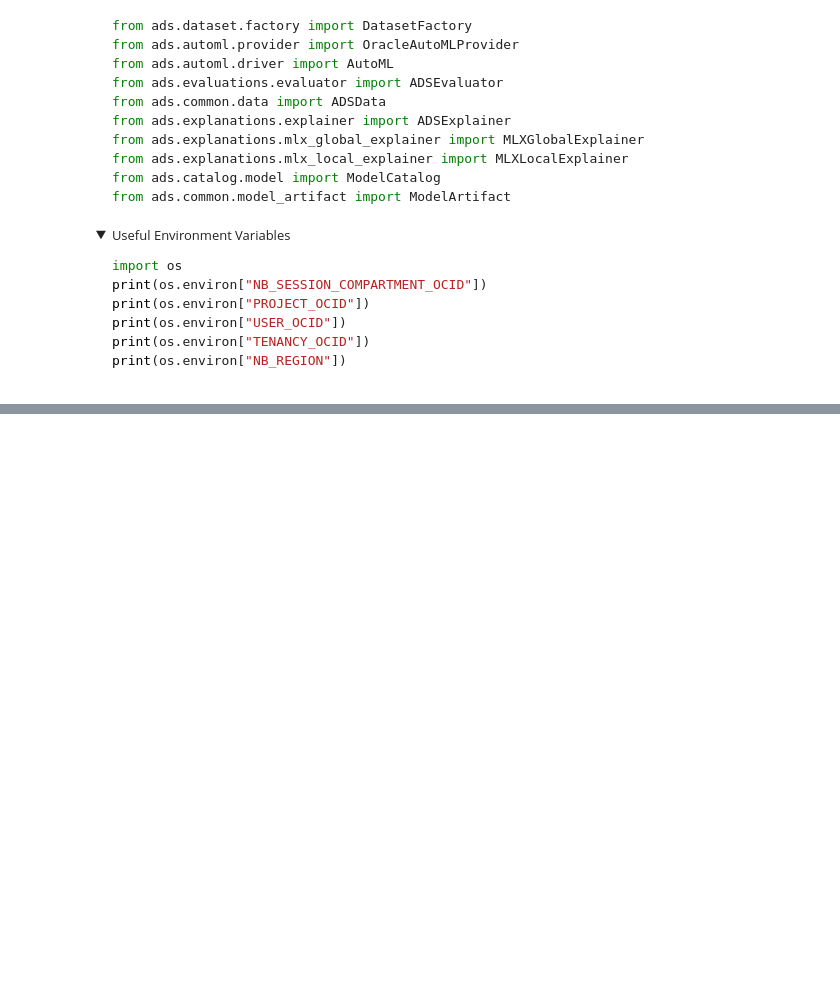
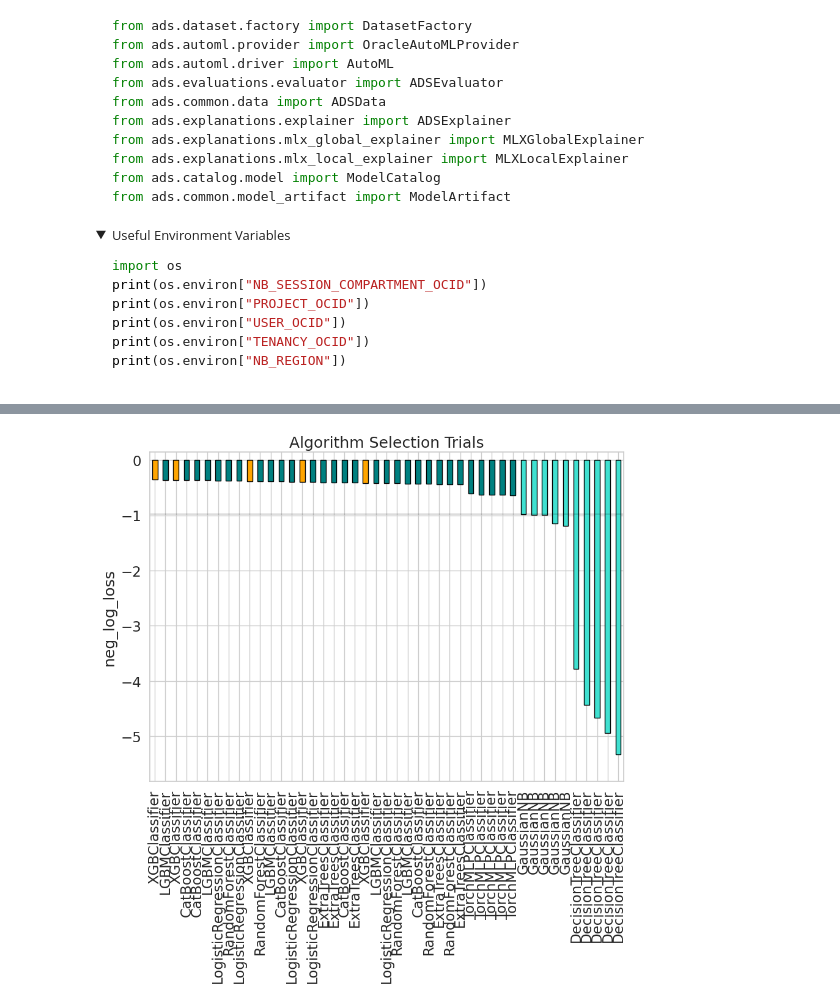
Before and after one commit to ancodia808/oracle_datascience_demo, a Jupyter notebook: automlx-classifier.ipynb, the cells around one changed output, grey strips where cells are left out. Cells and saved outputs as stored; diff of their text form; code cells hidden in the pictures; folded sections open; blank space fills up the shorter version.

```diff
--- a/automlx-classifier.ipynb
+++ b/automlx-classifier.ipynb
@@ -98,0 +144,4 @@ df.head()
+# %%
+# Create and fit a model using the AutoML Piepline (Preprocessing > Algorithm Selection > Adaptive Sampling > Feature Selection > Hyperparameter Tuning)
+est1 = automlx.Pipeline(task='classification')
+est1.fit(X_train, y_train)
@@ -98,0 +207,29 @@ df.head()
+# %%
+# Output the results of the completed Model Selection values
+trials_raw = est1.completed_trials_detailed_
+trials = trials_raw[trials_raw['Step'] == 'Model Selection']
+
+colors = []
+scores = trials['Score (neg_log_loss)'].tolist()
+models = trials['Algorithm'].tolist()
+
+y_margin = 0.10 * (max(scores) - min(scores))
+s = pd.Series(scores, index=models).sort_values(ascending=False)
+
+for index, value in s.items():
+    if index == est1.selected_model_:
+        colors.append('orange')
+    elif value >= s.mean():
+        colors.append('teal')
+    else:
+        colors.append('turquoise')
+
+fig, ax = plt.subplots(1)
+ax.set_title("Algorithm Selection Trials")
+ax.set_ylim(min(scores) - y_margin, max(scores) + y_margin)
+ax.set_ylabel('neg_log_loss')
+s.plot.bar(ax=ax, color=colors, edgecolor='black')
+ax.axhline(y=s.mean(), color='black', linewidth=0.5)
+plt.show()
+# %% [output]
+[figure, added]
```
Also changed, not shown: parts of 12 cells of this notebook.
